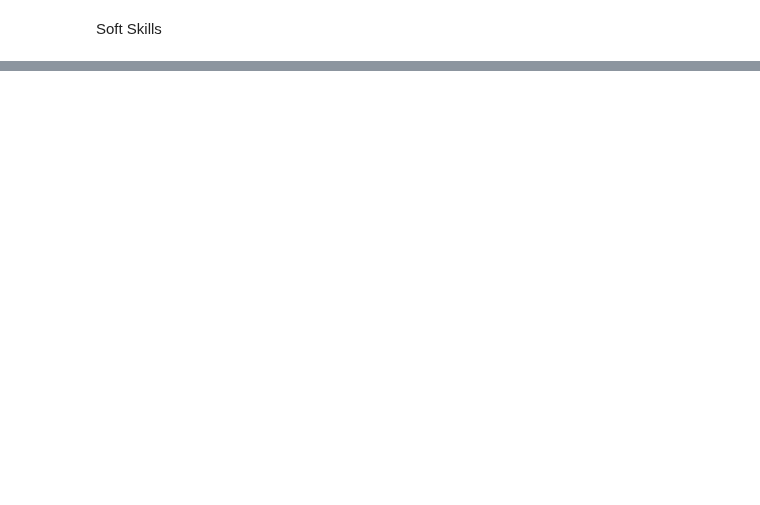
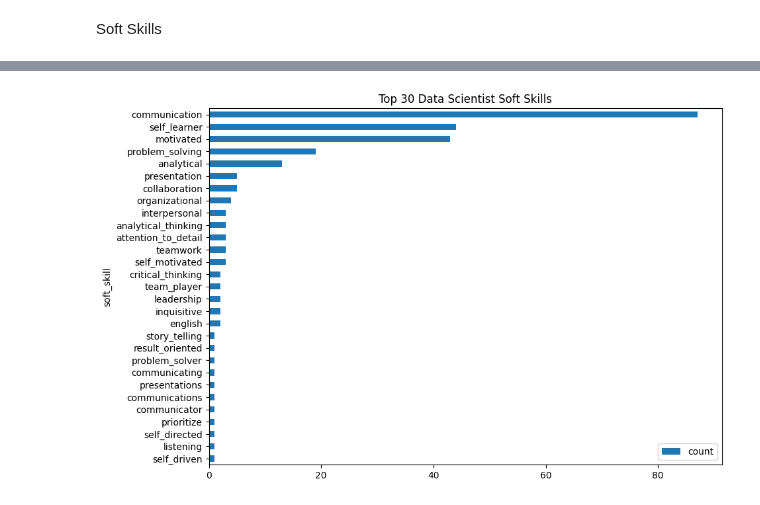
Before and after one commit to marcellinus-witarsah/data-science-job-skill-extraction, a Jupyter notebook: notebooks/20240204-ner-development.ipynb, the cells around one changed output, grey strips where cells are left out. Cells and saved outputs as stored; diff of their text form; code cells hidden in the pictures; blank space fills up the shorter version.

```diff
--- a/notebooks/20240204-ner-development.ipynb
+++ b/notebooks/20240204-ner-development.ipynb
@@ -171,0 +181,9 @@ plt.show()
+# %%
+soft_skill_df = pd.DataFrame({
+    "soft_skill": soft_skills,
+    "count": np.ones(len(soft_skills))
+})
+soft_skill_df.groupby('soft_skill').sum().astype(int).sort_values(by="count", ascending=True)[-30:].plot(kind="barh", figsize=(10, 7), title="Top 30 Data Scientist Soft Skills")
+plt.show()
+# %% [output]
+[figure, added]
```
Also changed, not shown: parts of 15 cells of this notebook, 12 other files.
